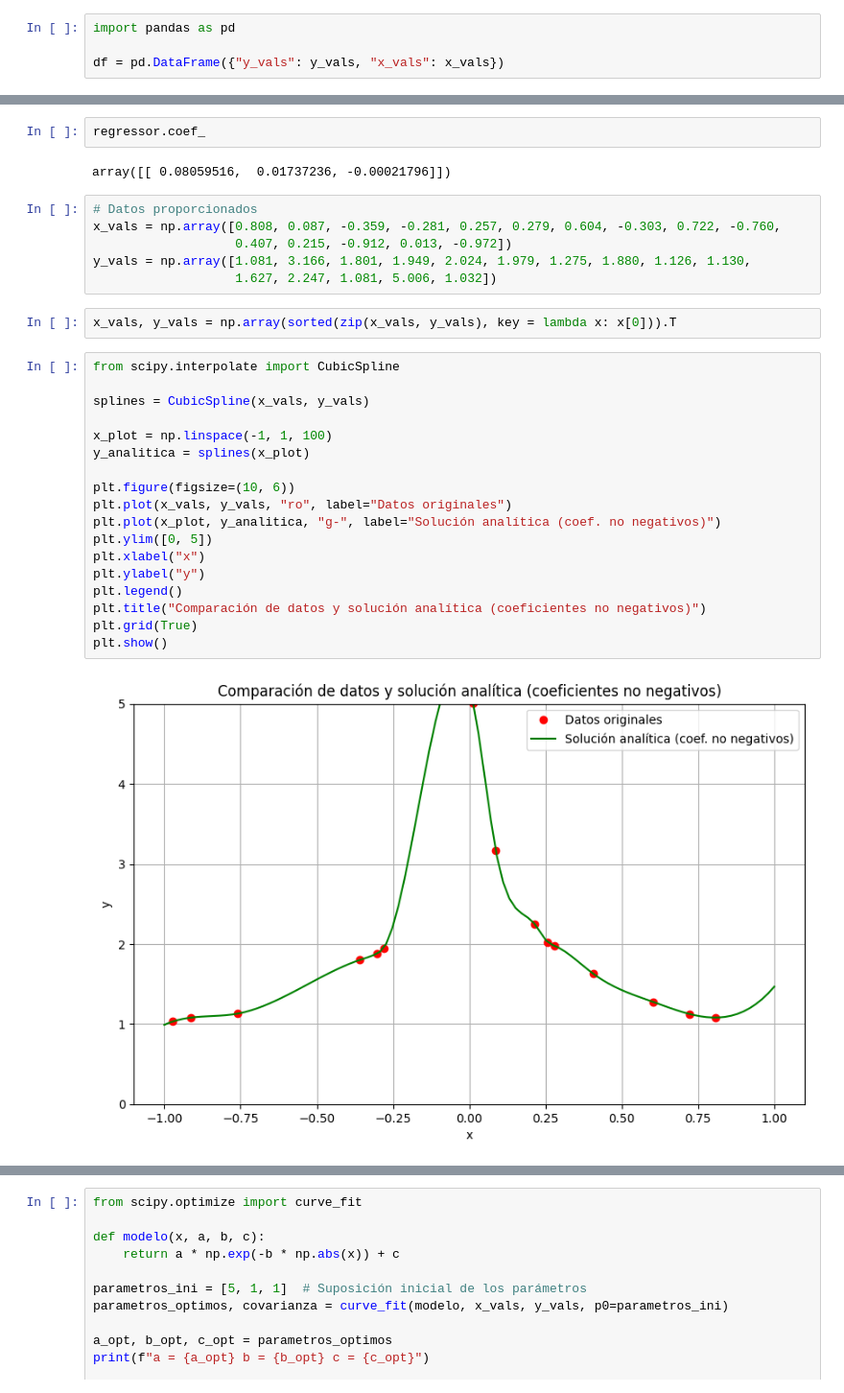
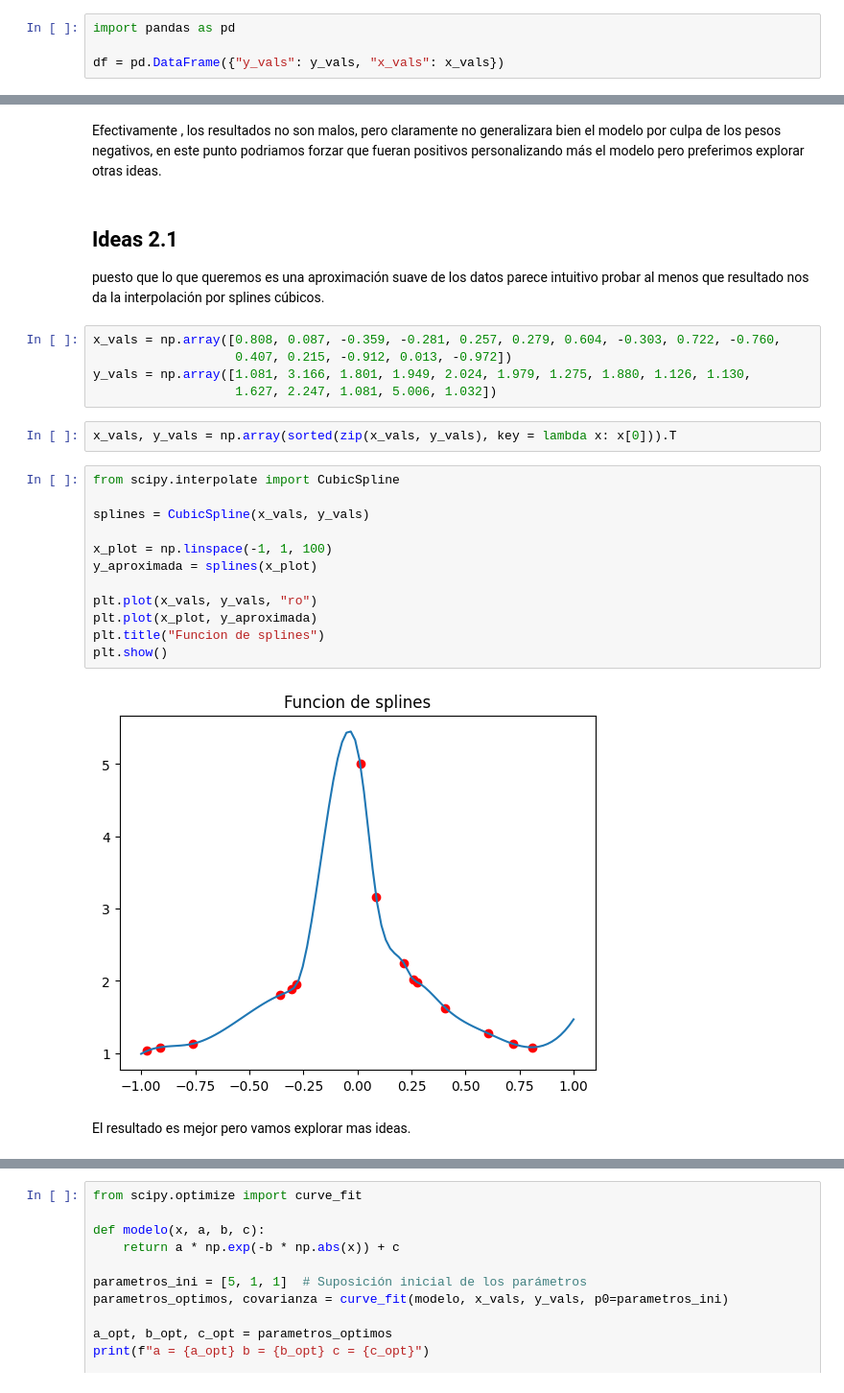
Before and after one commit to Chepados/ALN_practica_2, a Jupyter notebook: Práctica 2 — Campeonato de predicción.ipynb, the cells around one changed output, grey strips where cells are left out. Shown at 96% size. Saved outputs shown, nothing was run; the diff lists cells and outputs as text.

```diff
--- a/Práctica 2 — Campeonato de predicción.ipynb
+++ b/Práctica 2 — Campeonato de predicción.ipynb
@@ -293,9 +907,10 @@ plt.ylim([0, 5])
-# %%
-regressor.coef_
-# %% [output]
-array([[ 0.08059516,  0.01737236, -0.00021796]])
+# %% [markdown]
+Efectivamente , los resultados no son malos, pero claramente no generalizara bien el modelo por culpa de los pesos negativos, en este punto podriamos forzar que fueran positivos personalizando más el modelo pero preferimos explorar otras ideas.
+# %% [markdown]
+## Ideas 2.1
+
+puesto que lo que queremos es una aproximación suave de los datos parece intuitivo probar al menos que resultado nos da la interpolación por splines cúbicos.
 # %%
-# Datos proporcionados
 x_vals = np.array([0.808, 0.087, -0.359, -0.281, 0.257, 0.279, 0.604, -0.303, 0.722, -0.760,
                    0.407, 0.215, -0.912, 0.013, -0.972])
 y_vals = np.array([1.081, 3.166, 1.801, 1.949, 2.024, 1.979, 1.275, 1.880, 1.126, 1.130,
@@ -305,20 +920,16 @@ x_vals, y_vals = np.array(sorted(zip(x_vals, y_vals), key = lambda x: x[0])).T
 # %%
 from scipy.interpolate import CubicSpline
 
 splines = CubicSpline(x_vals, y_vals)
 
 x_plot = np.linspace(-1, 1, 100)
-y_analitica = splines(x_plot)
+y_aproximada = splines(x_plot)
 
-plt.figure(figsize=(10, 6))
-plt.plot(x_vals, y_vals, "ro", label="Datos originales")
-plt.plot(x_plot, y_analitica, "g-", label="Solución analítica (coef. no negativos)")
-plt.ylim([0, 5])
-plt.xlabel("x")
-plt.ylabel("y")
-plt.legend()
-plt.title("Comparación de datos y solución analítica (coeficientes no negativos)")
-plt.grid(True)
+plt.plot(x_vals, y_vals, "ro")
+plt.plot(x_plot, y_aproximada)
+plt.title("Funcion de splines")
 plt.show()
 # %% [output]
-[figure, old version]
+[figure, new version]
+# %% [markdown]
+El resultado es mejor pero vamos explorar mas ideas.
```
Also changed, not shown: parts of 78 cells of this notebook, 2 other files.
